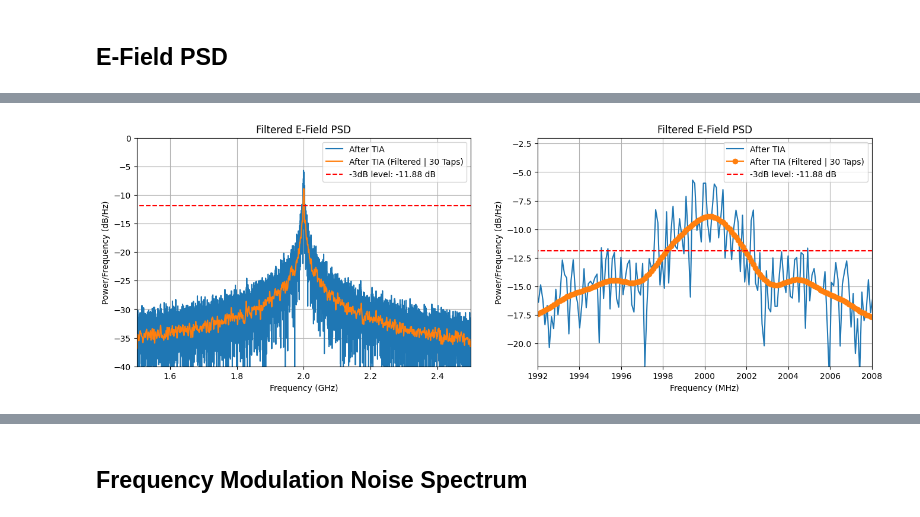
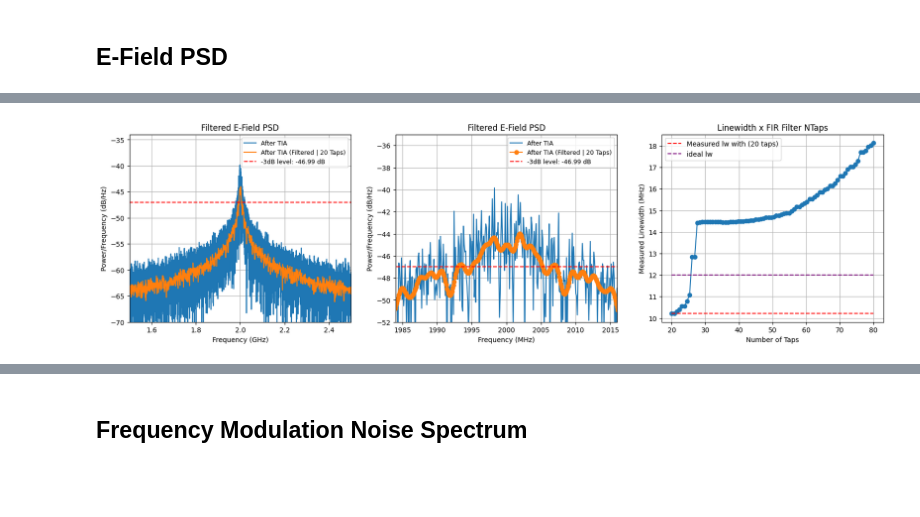
Before and after one commit to CaioRodrigues200/Laser-Study, a Jupyter notebook: Projects/Delayed_Self_Heterodyne/LorentzTesting.ipynb, the cells around one changed output, grey strips where cells are left out. Drawn from its saved outputs; the diff is of its cells as text; code cells hidden in the pictures; blank space fills up the shorter version.

```diff
--- a/Projects/Delayed_Self_Heterodyne/LorentzTesting.ipynb
+++ b/Projects/Delayed_Self_Heterodyne/LorentzTesting.ipynb
@@ -33,7 +33,7 @@ fontTitle = {'family':'serif', 'weight':'normal', 'size':20}
 # Parameters and simulation
 # %%
 # simulation parameters
-SpS = 64    # Samples per Symbol
+SpS = 64*4    # Samples per Symbol
 Rs = 330e6  # Symbol rate (for OOK case Rs = Rb)
 
 Tsymb = 1/Rs       # Symbol period in seconds
@@ -54,7 +54,6 @@ SMFGamma = 1.2       # Single Mode Fiber Nonlinear parameter (1/(W*km))
 SMFDisp = 16         # Single Mode Fiber Chromatic Dispersion parameter (ps/nm/km)
 tau = SMFLen/(c*1e-3)    # Fiber Delay
 
-bIdx = 2.63           # Modulation index of the electrical modulating signal
 mFreq = 2e9     # Frequency of the electrical modulating signal (Hz)
 mPhase = 0      # Phase of the electrical modulating signal (Radians)
 R = 1           # Photodiode Responsivity
@@ -63,7 +62,7 @@ tArray = np.arange(0,SpS*len(bitsTx))*Ts
 
 laser_parameters = parameters()
 laser_parameters.P = 10 # laser power [dBm]
-laser_parameters.lw = 1e6 # laser linewidth [Hz]
+laser_parameters.lw = 6e6 # laser linewidth [Hz]
 laser_parameters.RIN_var = 1e-20 # variance of the RIN noise
 laser_parameters.Fs = Fs # sampling rate [samples/s]
 laser_parameters.Ns = SpS*bitsTx.size # number of signal samples
@@ -74,5 +73,6 @@ print(f'Samples: {SpS*bitsTx.size}')
 print(f'Total sample time: {SpS*len(bitsTx)*Ts*1e6} us')
 print(f'Sampling period: {Ts*1e12} ps')
 print(f'Sampling frequency: {Fs*1e-9} Gsample/s')
-print(f'Linewidth: {laser_parameters.lw * 1e-3} kHz')
+print(f'Linewidth: {laser_parameters.lw * 1e-6} MHz')
+print(f'Power: {laser_parameters.P} dBm')
 # %% [output]
@@ -169,10 +447,14 @@ Delay: 40.02769142377824 us
 # %% [markdown]
 ## E-Field PSD
 # %%
-fig, ax = plt.subplots(1,2)
+fig, ax = plt.subplots(1,3)
 fig.set_figheight(5)
-fig.set_figwidth(16)
+fig.set_figwidth(20)
 
+tapsArray = np.linspace(20,80,80)
+lwArray = np.zeros(len(tapsArray))
+
+centerFreq = 2e9
 cutLims = [1.45e9,2.55e9]
 spectrum, freq = mlab.magnitude_spectrum(FilteredIPd, Fs=Fs, window=mlab.window_none,sides='onesided')
 
@@ -180,42 +462,81 @@ initFreq = int(cutLims[0]/freq[-1]*len(freq))
 endFreq = int(cutLims[1]/freq[-1]*len(freq))
 
 freq = freq[initFreq:endFreq]
-spectrum =  10*np.log10(1e3*spectrum[initFreq:endFreq])
+spectrum =  10*np.log10(spectrum[initFreq:endFreq])
 
 # Filter spectrum
-Ntaps = 30
-b = signal.firwin(numtaps = Ntaps, cutoff = 0.01, window='hamming')
-FilteredSpec = firFilter(b, spectrum)
+Ntaps = 20
+b = signal.firwin(numtaps = Ntaps, cutoff = 1e-5, window='hamming')
+FilteredSpec = firFilter(b, spectrum)[Ntaps:-Ntaps]
 
 ax[0].plot(freq*1e-9,spectrum, label='After TIA')
-ax[0].plot(freq*1e-9,FilteredSpec, label=f'After TIA (Filtered | {Ntaps} Taps)')
+ax[0].plot(freq[Ntaps:-Ntaps]*1e-9,FilteredSpec, label=f'After TIA (Filtered | {Ntaps} Taps)')
 ax[0].hlines(np.max(FilteredSpec)-3,xmin=cutLims[0]*1e-9, xmax=cutLims[1]*1e-9, color='red', linestyle='--', label=f'-3dB level: {np.round(np.max(FilteredSpec)-3,2)} dB')
 ax[0].set_xlabel('Frequency (GHz)')
 ax[0].set_ylabel('Power/Frequency (dB/Hz)')
 ax[0].set_xlim(1.5,2.5)
-ax[0].set_ylim(-40,0)
+ax[0].set_ylim(-70,-34)
 ax[0].set_title(f'Filtered E-Field PSD')
 ax[0].grid()
-ax[0].legend(fontsize=10)
+ax[0].legend(fontsize=9)
 
 ax[1].plot(freq*1e-6,spectrum, label='After TIA')
-ax[1].plot(freq*1e-6,FilteredSpec,'-o', label=f'After TIA (Filtered | {Ntaps} Taps)')
+ax[1].plot(freq[Ntaps:-Ntaps]*1e-6,FilteredSpec,'-o', label=f'After TIA (Filtered | {Ntaps} Taps)')
 ax[1].hlines(np.max(FilteredSpec)-3,xmin=cutLims[0]*1e-6, xmax=cutLims[1]*1e-6, color='red', linestyle='--', label=f'-3dB level: {np.round(np.max(FilteredSpec)-3,2)} dB')
 ax[1].set_xlabel('Frequency (MHz)')
 ax[1].set_ylabel('Power/Frequency (dB/Hz)')
-ax[1].set_xlim(2000 - 8 , 2000 + 8)
-ax[1].set_ylim(-22,-2)
+ax[1].set_xlim(2000 - 16 , 2000 + 16)
+ax[1].set_ylim(-52,-35)
 ax[1].set_title(f'Filtered E-Field PSD')
 ax[1].grid()
-ax[1].legend(fontsize=10)
+ax[1].legend(fontsize=9)
+
+BestrightMark = 0
+BestleftMark = 0
 
 for i in range(len(FilteredSpec)-1):
     if FilteredSpec[i+1] > np.max(FilteredSpec)-3 and FilteredSpec[i] < np.max(FilteredSpec)-3:
-        print(f'leftMark between {np.round(freq[i]*1e-6,2)} and {np.round(freq[i+1]*1e-6,2)} MHz')
+        # print(f'leftMark between {np.round(freq[i]*1e-6,2)} and {np.round(freq[i+1]*1e-6,2)} MHz')
         leftMark = (np.max(FilteredSpec)-3-FilteredSpec[i])/(FilteredSpec[i+1]-FilteredSpec[i]) * (freq[i+1]-freq[i]) + freq[i]
+        if (np.abs(leftMark-centerFreq) < np.abs(BestleftMark-centerFreq) and leftMark < centerFreq):
+            BestleftMark = leftMark
+            print(f'BestleftMark: {BestleftMark*1e-6} MHz')
     elif FilteredSpec[i+1] < np.max(FilteredSpec)-3 and FilteredSpec[i] > np.max(FilteredSpec)-3:
-        print(f'rightMark between {np.round(freq[i]*1e-6,2)} and {np.round(freq[i+1]*1e-6,2)} MHz')
+        # print(f'rightMark between {np.round(freq[i]*1e-6,2)} and {np.round(freq[i+1]*1e-6,2)} MHz')
         rightMark = (np.max(FilteredSpec)-3-FilteredSpec[i])/(FilteredSpec[i+1]-FilteredSpec[i]) * (freq[i+1]-freq[i]) + freq[i]
+        if (np.abs(rightMark-centerFreq) < np.abs(BestrightMark-centerFreq) and rightMark > centerFreq):
+            BestrightMark = rightMark
+            print(f'BestrightMark: {BestrightMark*1e-6} MHz')
 
-display(Math('Measured~Linewidth = %5.6f~MHz~~~|~~~DFB~Linewidth = %5.6f~MHz' %(rightMark*1e-6-leftMark*1e-6 , (rightMark*1e-6-leftMark*1e-6)/2 )))
+delF = BestrightMark*1e-6-BestleftMark*1e-6
+display(Math('Measured~Linewidth = %5.6f~MHz~~~|~~~DFB~Linewidth = %5.6f~MHz' %(delF, delF/2 )))
+
+for j in range(len(tapsArray)):
+    NtapsIt = int(np.floor(tapsArray[j]))
+    b = signal.firwin(numtaps = NtapsIt, cutoff = 1e-5, window='hamming')
+    FilteredSpec = firFilter(b, spectrum)[NtapsIt:-NtapsIt]
+
+    BestrightMark = 0
+    BestleftMark = 0
+
+    for i in range(len(FilteredSpec)-1):
+        if FilteredSpec[i+1] > np.max(FilteredSpec)-3 and FilteredSpec[i] < np.max(FilteredSpec)-3:
+            leftMark = (np.max(FilteredSpec)-3-FilteredSpec[i])/(FilteredSpec[i+1]-FilteredSpec[i]) * (freq[i+1]-freq[i]) + freq[i]
+            if (np.abs(leftMark-centerFreq) < np.abs(BestleftMark-centerFreq) and leftMark < centerFreq):
+                BestleftMark = leftMark
+        elif FilteredSpec[i+1] < np.max(FilteredSpec)-3 and FilteredSpec[i] > np.max(FilteredSpec)-3:
+            rightMark = (np.max(FilteredSpec)-3-FilteredSpec[i])/(FilteredSpec[i+1]-FilteredSpec[i]) * (freq[i+1]-freq[i]) + freq[i]
+            if (np.abs(rightMark-centerFreq) < np.abs(BestrightMark-centerFreq) and rightMark > centerFreq):
+                BestrightMark = rightMark
+
+    lwArray[j] = BestrightMark*1e-6-BestleftMark*1e-6
+
+ax[2].plot(tapsArray,lwArray,'-o')
+ax[2].set_xlabel('Number of Taps')
+ax[2].set_ylabel('Measured Linewidth (MHz)')
+ax[2].set_title(f'Linewidth x FIR Filter NTaps')
+ax[2].hlines(delF,xmin=tapsArray[0], xmax=tapsArray[-1], color='red', linestyle='--', label=f'Measured lw with ({Ntaps} taps)')
+ax[2].hlines(laser_parameters.lw*2e-6,xmin=tapsArray[0], xmax=tapsArray[-1], color='purple', linestyle='--', label=f'ideal lw')
+ax[2].grid()
+ax[2].legend(fontsize=10)
 # %% [output]
@@ -225 +548 @@ $\displaystyle Measured~Linewidth = 3.752474~MHz~~~|~~~DFB~Linewidth = 1.876237~
-[figure, old version]
+[figure, new version]
```
Also changed, not shown: parts of 15 cells of this notebook, 1 other file.
